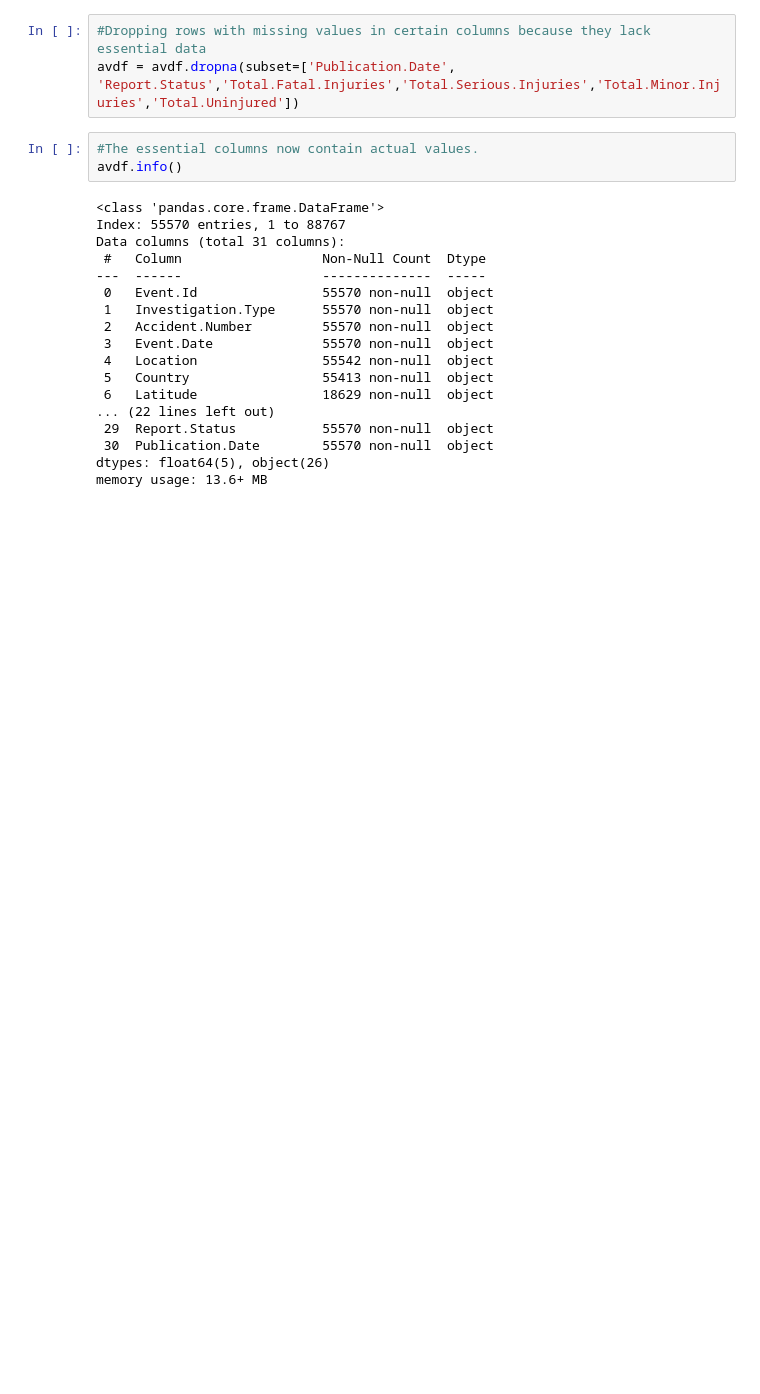
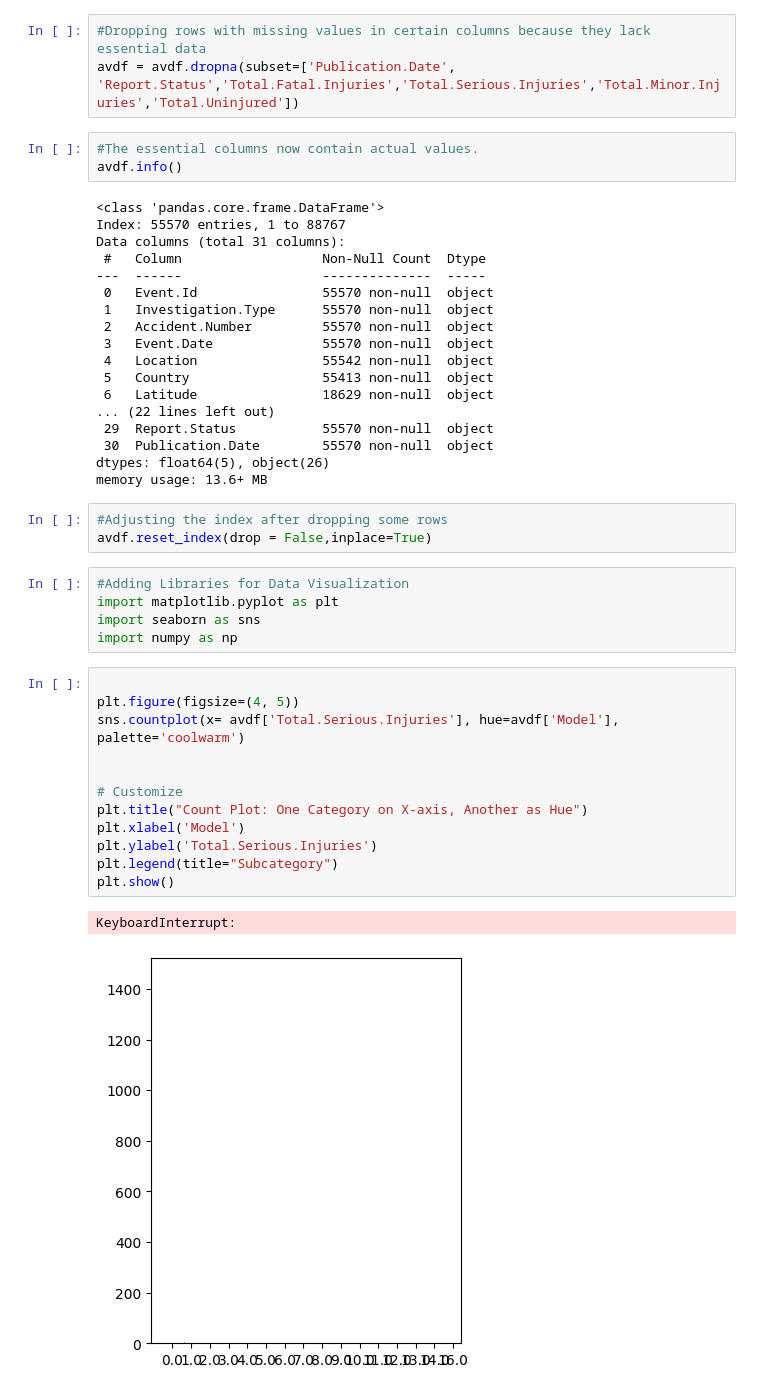
Before and after one commit to idodatascience/phase-1-project-0325, a Jupyter notebook: phase_1_project-checkpoint.ipynb, the cells around one changed output. Cells and saved outputs as stored; diff of their text form; blank space fills up the shorter version.

Commit message:
More data cleaning and analysis
Including filtering the rows

```diff
--- a/phase_1_project-checkpoint.ipynb
+++ b/phase_1_project-checkpoint.ipynb
@@ -104,3 +104,26 @@ Data columns (total 31 columns):
  30  Publication.Date        55570 non-null  object
 dtypes: float64(5), object(26)
 memory usage: 13.6+ MB
+# %%
+#Adjusting the index after dropping some rows
+avdf.reset_index(drop = False,inplace=True)
+# %%
+#Adding Libraries for Data Visualization
+import matplotlib.pyplot as plt
+import seaborn as sns
+import numpy as np
+# %%
+
+plt.figure(figsize=(4, 5))
+sns.countplot(x= avdf['Total.Serious.Injuries'], hue=avdf['Model'], palette='coolwarm')
+
+
+# Customize
+plt.title("Count Plot: One Category on X-axis, Another as Hue")
+plt.xlabel('Model')
+plt.ylabel('Total.Serious.Injuries')
+plt.legend(title="Subcategory")
+plt.show()
+# %% [output]
+KeyboardInterrupt:
+[figure, added]
```
Also changed, not shown: parts of 7 cells of this notebook.
